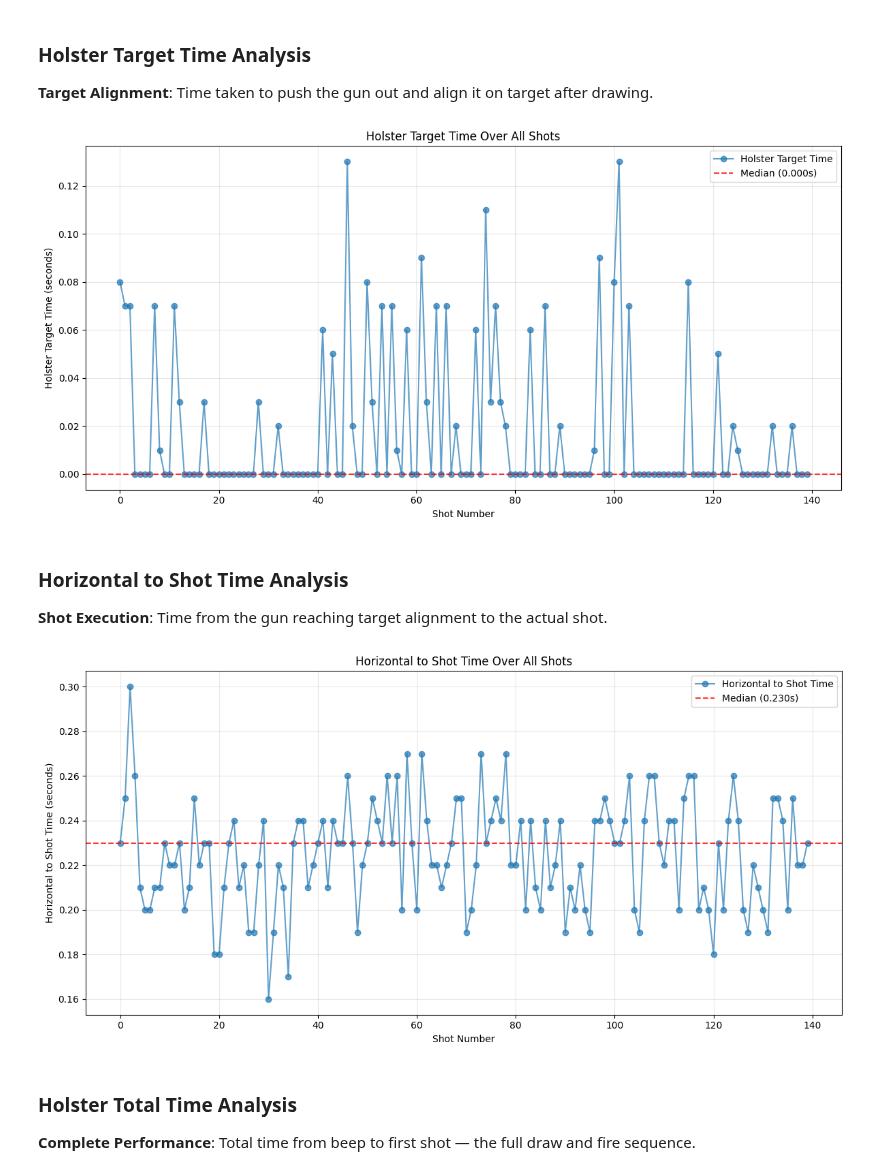
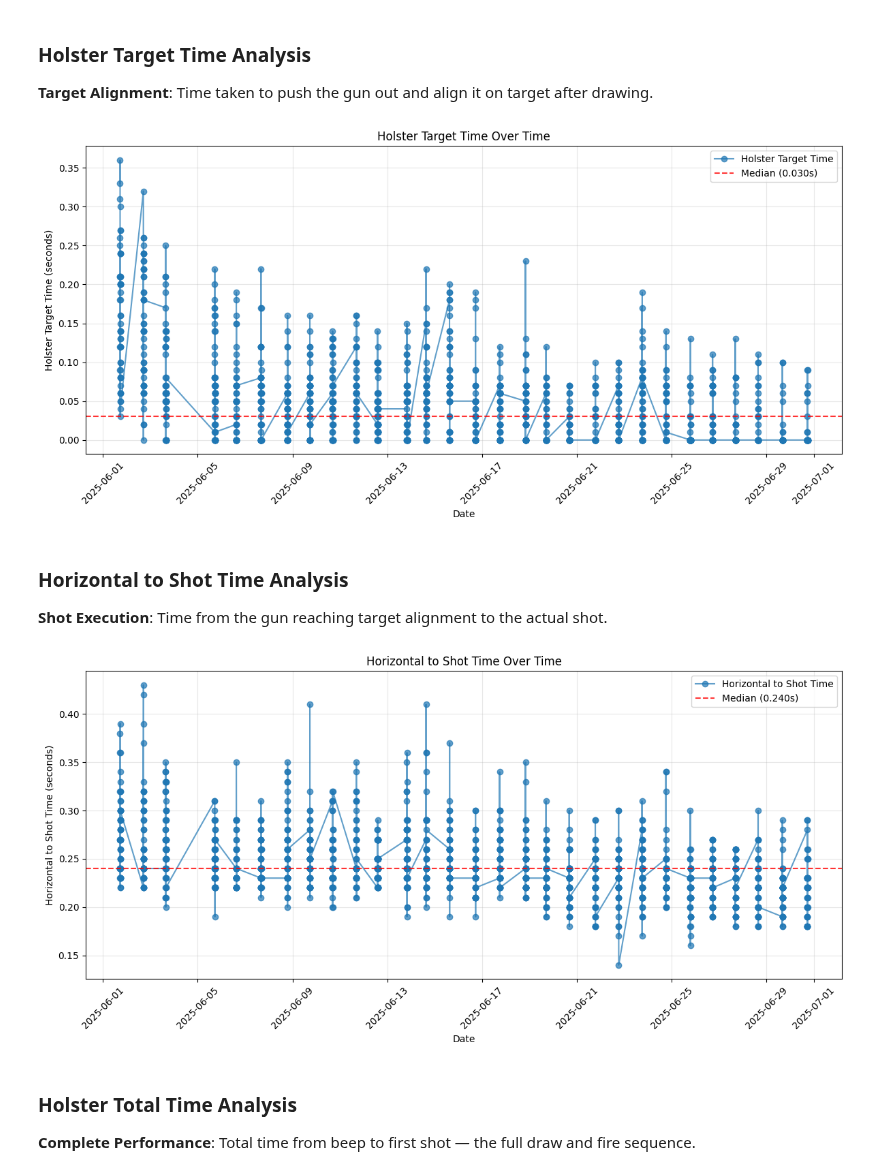
Before and after one commit to RagedUnicorn/mantisx-notebook, a Jupyter notebook: holster_draw_analysis.ipynb, the cells around one changed output. Saved outputs shown, nothing was run; the diff lists cells and outputs as text; code cells hidden in the pictures.

```diff
--- a/holster_draw_analysis.ipynb
+++ b/holster_draw_analysis.ipynb
@@ -34,3 +23,14 @@ df = pd.DataFrame(sessions)
+# %%
+data_dir = Path("data/holster_draw_analysis")
+files = sorted(data_dir.glob("*.json"))  # Sort files to ensure chronological order
+
+sessions = []
+for file in files:
+    with open(file) as f:
+        content = json.load(f)
+        sessions.append(content["session"])
+
+df = pd.DataFrame(sessions)
 # %%
 # Extract timing data from shots
 timing_data = []
@@ -80,17 +80,24 @@ The following sections analyze each timing component individually, showing the p
 ### Grip Time Analysis
 **Reaction Speed**: Time from beep signal to initial grip on the gun.
 # %%
+# Convert date strings to datetime and sort by date
+timing_df['datetime'] = pd.to_datetime(timing_df['date'])
+timing_df_sorted = timing_df.sort_values('datetime')
+
 # Calculate median grip time
-median_grip_time = timing_df['grip_time'].median()
+median_grip_time = timing_df_sorted['grip_time'].median()
 
 plt.figure(figsize=(12, 6))
-plt.plot(timing_df['grip_time'], marker='o', linestyle='-', alpha=0.7, label='Grip Time')
-plt.axhline(y=median_grip_time, color='red', linestyle='--', alpha=0.8, label=f'Median ({median_grip_time:.3f}s)')
-plt.title('Grip Time Over All Shots')
-plt.xlabel('Shot Number')
+plt.plot(timing_df_sorted['datetime'], timing_df_sorted['grip_time'],
+         marker='o', linestyle='-', alpha=0.7, label='Grip Time')
+plt.axhline(y=median_grip_time, color='red', linestyle='--', alpha=0.8,
+            label=f'Median ({median_grip_time:.3f}s)')
+plt.title('Grip Time Over Time')
+plt.xlabel('Date')
 plt.ylabel('Grip Time (seconds)')
 plt.legend()
 plt.grid(True, alpha=0.3)
+plt.xticks(rotation=45)
 plt.tight_layout()
 plt.show()
 # %% [output]
@@ -137,40 +150,50 @@ plt.show()
 ### Holster Target Time Analysis
 **Target Alignment**: Time taken to push the gun out and align it on target after drawing.
 # %%
+# Convert date strings to datetime and sort by date
+timing_df['datetime'] = pd.to_datetime(timing_df['date'])
+timing_df_sorted = timing_df.sort_values('datetime')
+
 # Calculate median holster target time
-median_holster_target_time = timing_df['holster_target_time'].median()
+median_holster_target_time = timing_df_sorted['holster_target_time'].median()
 
 plt.figure(figsize=(12, 6))
-plt.plot(timing_df['holster_target_time'], marker='o', linestyle='-', alpha=0.7, label='Holster Target Time')
-plt.axhline(y=median_holster_target_time, color='red', linestyle='--', alpha=0.8, label=f'Median ({median_holster_target_time:.3f}s)')
-plt.title('Holster Target Time Over All Shots')
-plt.xlabel('Shot Number')
+plt.plot(timing_df_sorted['datetime'], timing_df_sorted['holster_target_time'],
+         marker='o', linestyle='-', alpha=0.7, label='Holster Target Time')
+plt.axhline(y=median_holster_target_time, color='red', linestyle='--', alpha=0.8,
+            label=f'Median ({median_holster_target_time:.3f}s)')
+plt.title('Holster Target Time Over Time')
+plt.xlabel('Date')
 plt.ylabel('Holster Target Time (seconds)')
 plt.legend()
 plt.grid(True, alpha=0.3)
+plt.xticks(rotation=45)
 plt.tight_layout()
 plt.show()
 # %% [output]
-[figure, old version]
+[figure, new version]
 # %% [markdown]
 ### Horizontal to Shot Time Analysis
 **Shot Execution**: Time from the gun reaching target alignment to the actual shot.
 # %%
 # Calculate median horizontal to shot time
-median_horizontal_to_shot_time = timing_df['horizontal_to_shot_time'].median()
+median_horizontal_to_shot_time = timing_df_sorted['horizontal_to_shot_time'].median()
 
 plt.figure(figsize=(12, 6))
-plt.plot(timing_df['horizontal_to_shot_time'], marker='o', linestyle='-', alpha=0.7, label='Horizontal to Shot Time')
-plt.axhline(y=median_horizontal_to_shot_time, color='red', linestyle='--', alpha=0.8, label=f'Median ({median_horizontal_to_shot_time:.3f}s)')
-plt.title('Horizontal to Shot Time Over All Shots')
-plt.xlabel('Shot Number')
+plt.plot(timing_df_sorted['datetime'], timing_df_sorted['horizontal_to_shot_time'],
+         marker='o', linestyle='-', alpha=0.7, label='Horizontal to Shot Time')
+plt.axhline(y=median_horizontal_to_shot_time, color='red', linestyle='--', alpha=0.8,
+            label=f'Median ({median_horizontal_to_shot_time:.3f}s)')
+plt.title('Horizontal to Shot Time Over Time')
+plt.xlabel('Date')
 plt.ylabel('Horizontal to Shot Time (seconds)')
 plt.legend()
 plt.grid(True, alpha=0.3)
+plt.xticks(rotation=45)
 plt.tight_layout()
 plt.show()
 # %% [output]
-[figure, old version]
+[figure, new version]
 # %% [markdown]
 ### Holster Total Time Analysis
 **Complete Performance**: Total time from beep to first shot — the full draw and fire sequence.
```
Also changed, not shown: parts of 6 cells of this notebook, 2 other files.
